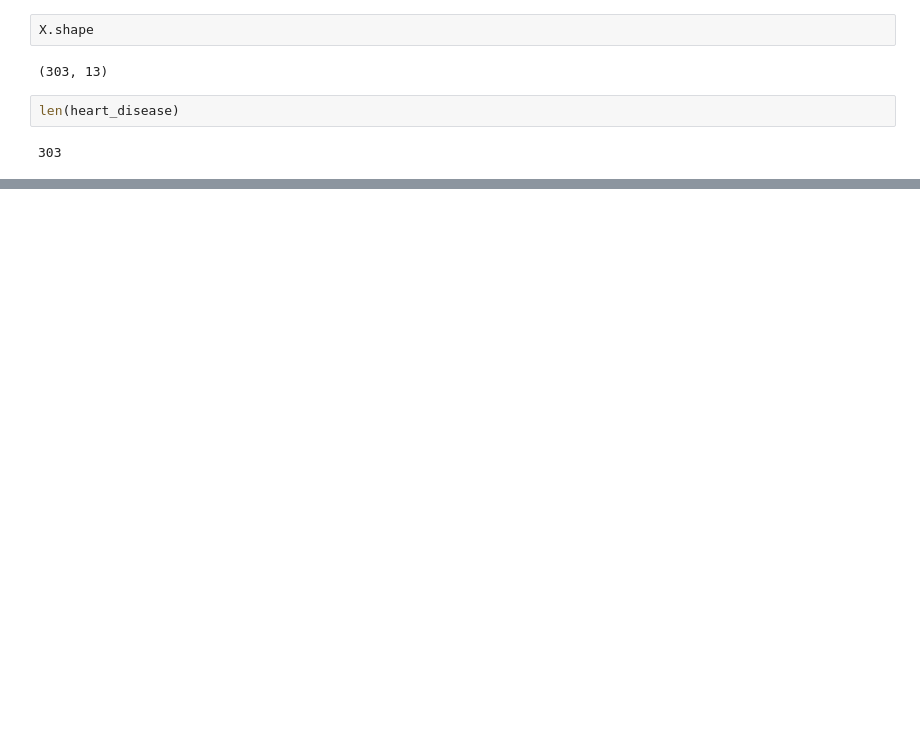
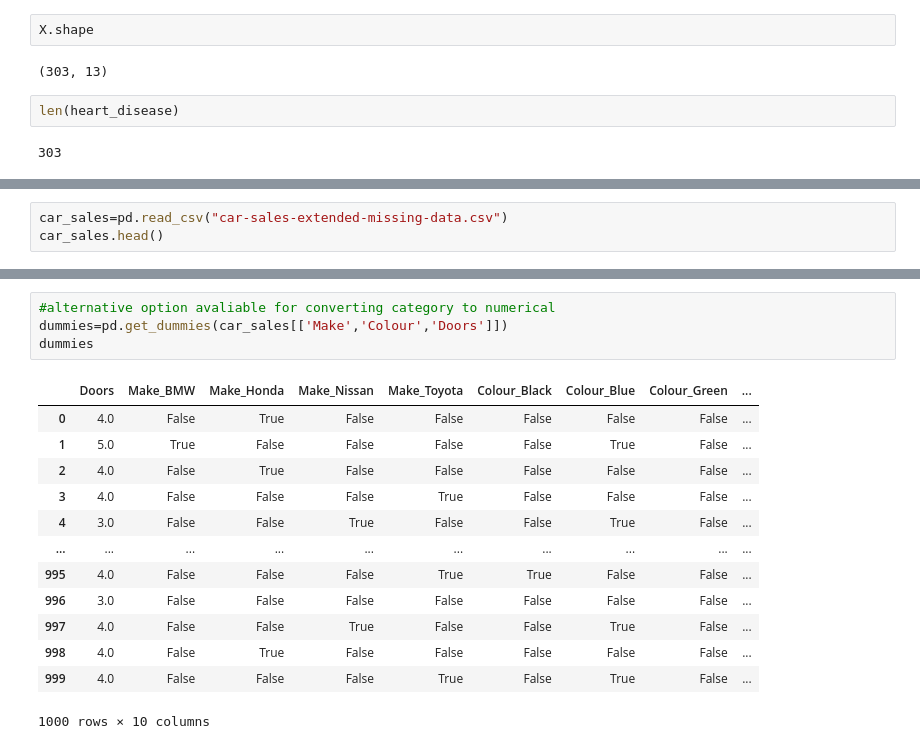
Before and after one commit to sreeragdas/A.I.-Machine-Learning-Data-Science-Bootcamp, a Jupyter notebook: Scikit-Learn(SK-Learn).ipynb, the cells around one changed output, grey strips where cells are left out. Drawn from its saved outputs; the diff is of its cells as text; blank space fills up the shorter version.

```diff
--- a/Scikit-Learn(SK-Learn).ipynb
+++ b/Scikit-Learn(SK-Learn).ipynb
@@ -298,0 +301,3 @@ len(heart_disease)
+# %%
+car_sales=pd.read_csv("car-sales-extended-missing-data.csv")
+car_sales.head()
@@ -298,0 +432,18 @@ len(heart_disease)
+# %%
+#alternative option avaliable for converting category to numerical
+dummies=pd.get_dummies(car_sales[['Make','Colour','Doors']])
+dummies
+# %% [output]
+|  | Doors | Make_BMW | Make_Honda | Make_Nissan | Make_Toyota | Colour_Black | Colour_Blue | Colour_Green | ... |
+| 0 | 4.0 | False | True | False | False | False | False | False | ... |
+| 1 | 5.0 | True | False | False | False | False | True | False | ... |
+| 2 | 4.0 | False | True | False | False | False | False | False | ... |
+| 3 | 4.0 | False | False | False | True | False | False | False | ... |
+| 4 | 3.0 | False | False | True | False | False | True | False | ... |
+| ... | ... | ... | ... | ... | ... | ... | ... | ... | ... |
+| 995 | 4.0 | False | False | False | True | True | False | False | ... |
+| 996 | 3.0 | False | False | False | False | False | False | False | ... |
+| 997 | 4.0 | False | False | True | False | False | True | False | ... |
+| 998 | 4.0 | False | True | False | False | False | False | False | ... |
+| 999 | 4.0 | False | False | False | True | False | True | False | ... |
+1000 rows × 10 columns
```
Also changed, not shown: parts of 16 cells of this notebook, 1 other file.
